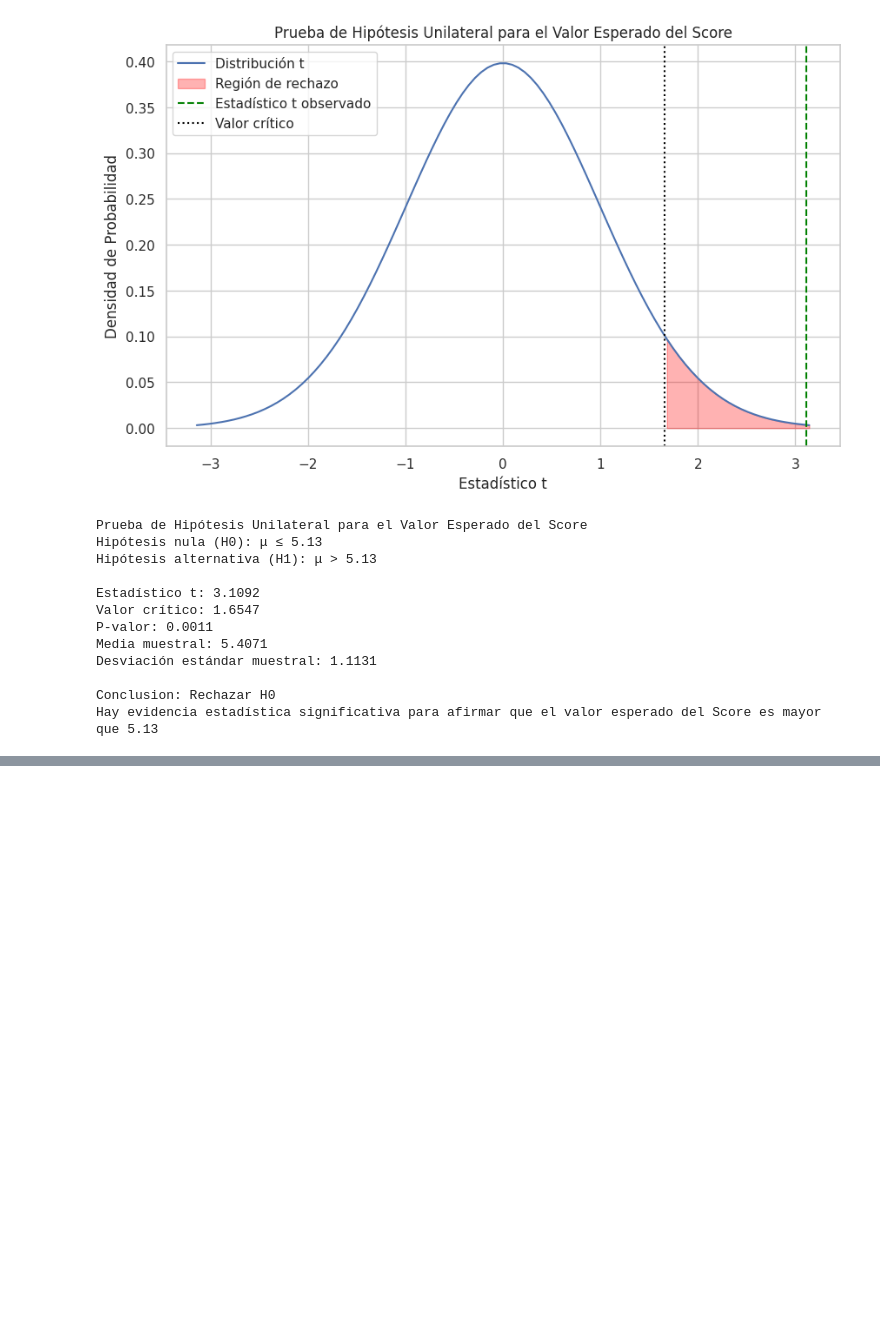
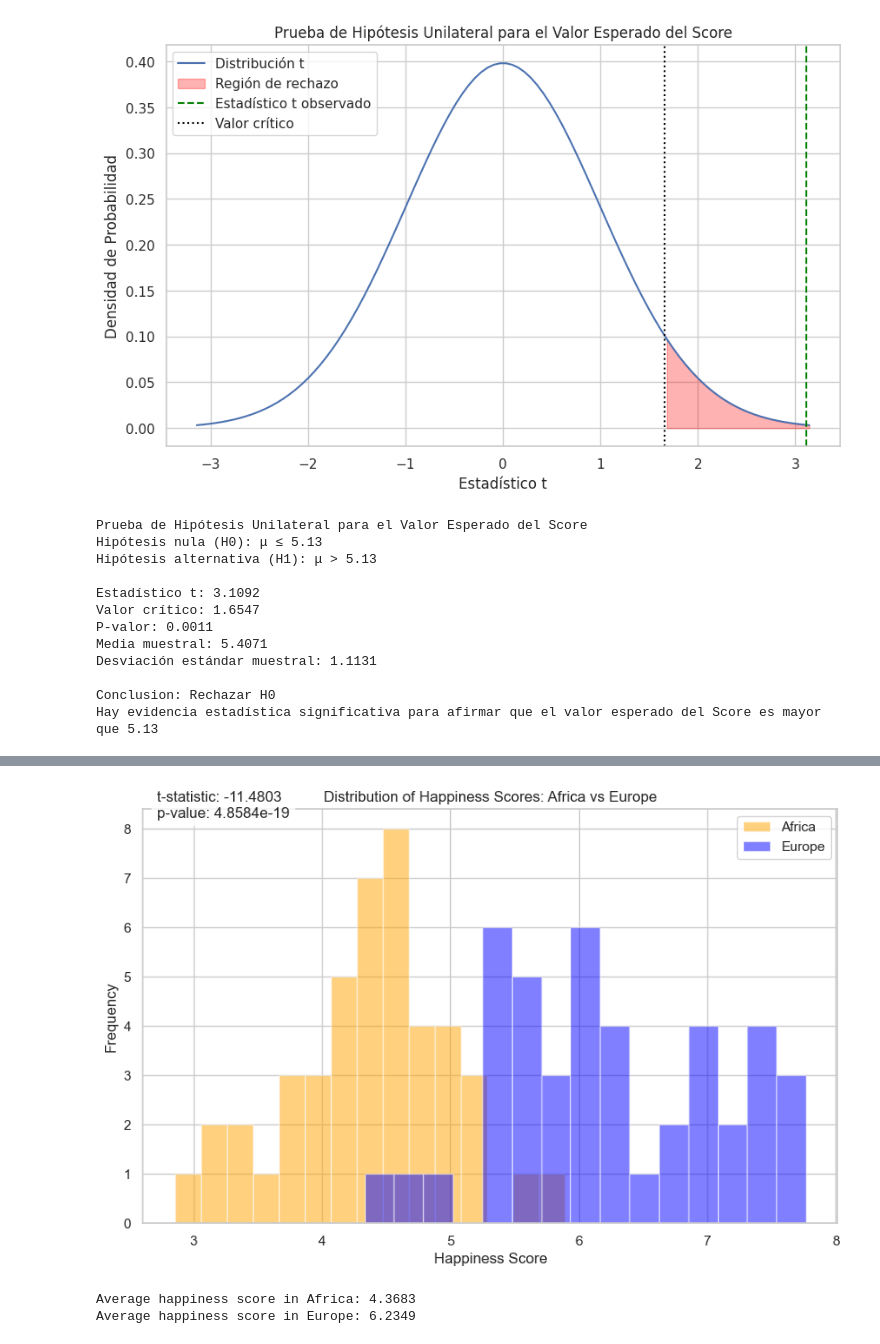
Before and after one commit to Javi111003/Happinness-World-Ranking-Stats, a Jupyter notebook: main.ipynb, the cells around one changed output, grey strips where cells are left out. Cells and saved outputs as stored; diff of their text form; code cells hidden in the pictures; blank space fills up the shorter version.

Commit message:
Added the section about hypothesis tests for two populations

```diff
--- a/main.ipynb
+++ b/main.ipynb
@@ -562,0 +609,31 @@ Hay evidencia estadística significativa para afirmar que el valor esperado del
+# %%
+# Filter data for Africa and Europe
+africa_scores = df[df['Continent'] == 'Africa']['Score']
+europe_scores = df[df['Continent'] == 'Europe']['Score']
+
+# Create overlapping histograms
+plt.figure(figsize=(10, 6))
+plt.hist(africa_scores, bins=15, alpha=0.5, label='Africa', color='orange')
+plt.hist(europe_scores, bins=15, alpha=0.5, label='Europe', color='blue')
+plt.xlabel('Happiness Score')
+plt.ylabel('Frequency')
+plt.title('Distribution of Happiness Scores: Africa vs Europe')
+plt.legend()
+
+# Perform t-test
+t_stat, p_value = ttest_ind(africa_scores, europe_scores)
+
+# Add test results to plot
+plt.text(0.02, 0.98, f't-statistic: {t_stat:.4f}\np-value: {p_value:.4e}',
+         transform=plt.gca().transAxes,
+         bbox=dict(facecolor='white', alpha=0.8))
+
+plt.show()
+
+# Print averages
+print(f"Average happiness score in Africa: {africa_scores.mean():.4f}")
+print(f"Average happiness score in Europe: {europe_scores.mean():.4f}")
+# %% [output]
+[figure, added]
+Average happiness score in Africa: 4.3683
+Average happiness score in Europe: 6.2349
```
Also changed, not shown: parts of 28 cells of this notebook.
